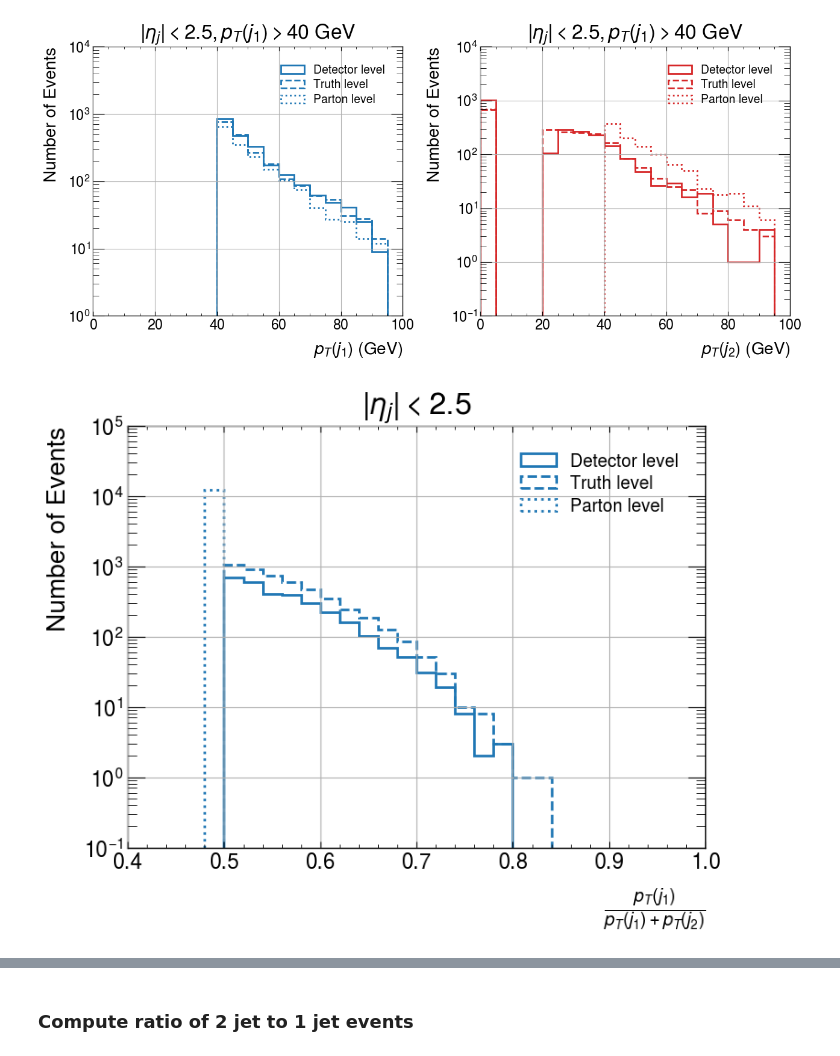
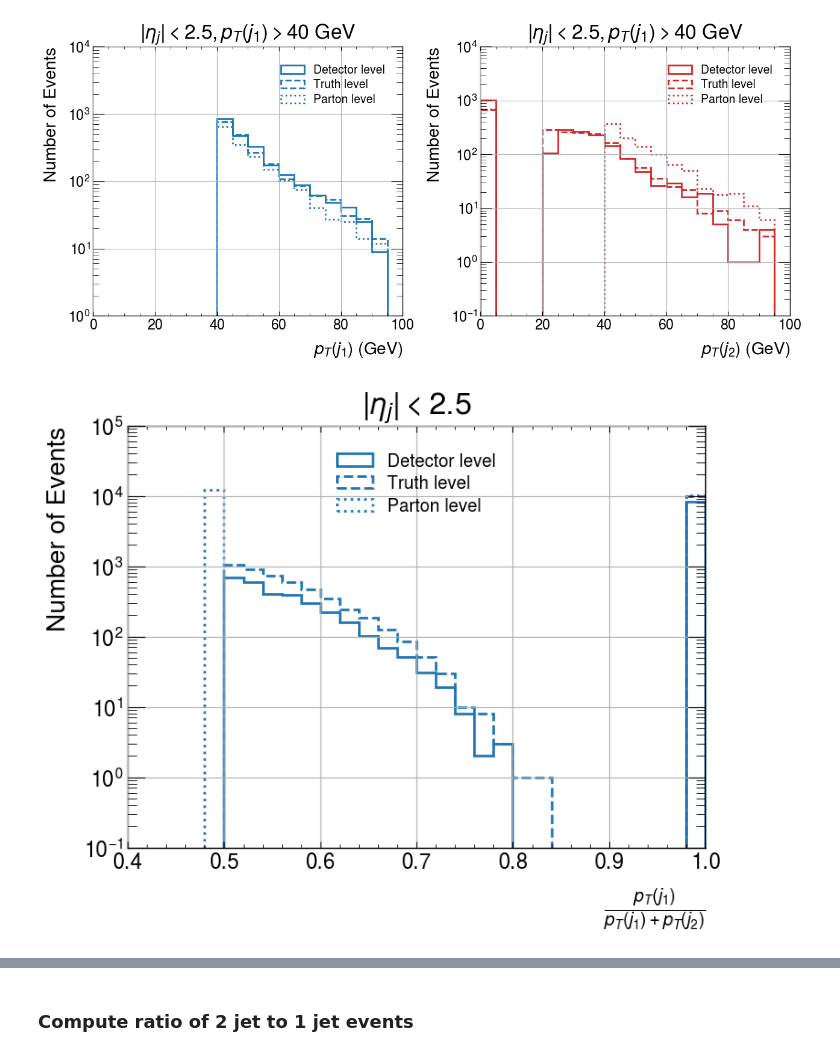
Before and after one commit to andlessa/back2futureTrigger, a Jupyter notebook: check_dijet_MG5.ipynb, the cells around one changed output, grey strips where cells are left out. Cells and saved outputs as stored; diff of their text form; code cells hidden in the pictures.

```diff
--- a/check_dijet_MG5.ipynb
+++ b/check_dijet_MG5.ipynb
@@ -44,7 +44,7 @@ def getJetInfo(jets,etamax=2.5):
         pT1 = jets[0].PT
     if nj > 1:
         pT2 = jets[1].PT
-    return [nj,pT1,pT2]
+    return (nj,pT1,pT2)
 # %% [markdown]
 ### Get jet pT
 # %%
@@ -75,9 +75,9 @@ for ievt in range(nevts):
 
 
 f.Close()
-data = np.array(data)
-data_truth = np.array(data_truth)
-data_parton = np.array(data_parton)
+data = np.array(data,dtype=[('nj',int),('pT1',float),('pT2',float)])
+data_truth = np.array(data_truth,dtype=[('nj',int),('pT1',float),('pT2',float)])
+data_parton = np.array(data_parton,dtype=[('nj',int),('pT1',float),('pT2',float)])
 # %% [markdown]
 # Plot jet multiplicity
 # %%
@@ -192,26 +192,26 @@ plt.show()
 # %% [output]
 [figure]
 # %%
-bins = np.arange(0.4,1.,0.02)
+bins = np.arange(0.4,1.02,0.02)
 
-plt.hist(data[:,1]/(data[:,1]+data[:,2]),bins=bins,color=color_j1,
+plt.hist(data['pT1']/(data['pT1']+data['pT2']),bins=bins,color=color_j1,
              histtype='step',
              label=r'Detector level',linewidth=2)
 
-plt.hist(data_truth[:,1]/(data_truth[:,1]+data_truth[:,2]),bins=bins,color=color_j1,
+plt.hist(data_truth['pT1']/(data_truth['pT1']+data_truth['pT2']),bins=bins,color=color_j1,
              histtype='step',
              label=r'Truth level',linewidth=2,linestyle='dashed')
 
-plt.hist(data_parton[:,1]/(data_parton[:,1]+data_parton[:,2]),bins=bins,color=color_j1,
+plt.hist(data_parton['pT1']/(data_parton['pT1']+data_parton['pT2']),bins=bins,color=color_j1,
              histtype='step',
              label=r'Parton level',linewidth=2,linestyle='dotted')
 plt.yscale('log')
 plt.xlabel(r'$\frac{p_T (j_1)}{p_T(j_1) + p_T(j_2)}$')
 plt.ylabel('Number of Events')
 plt.legend(framealpha=1.0)
 plt.title(r'$|\eta_j| < 2.5$')
 plt.grid()
 plt.show()
 # %% [output]
-[figure, old version]
+[figure, new version]
 # %%
```
Also changed, not shown: parts of 6 cells of this notebook.
